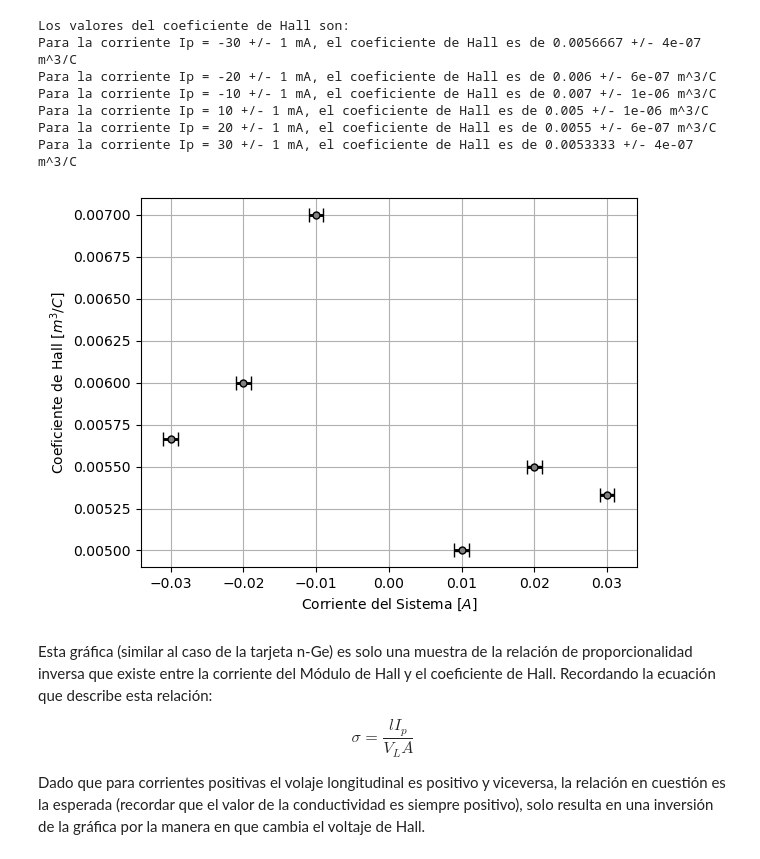
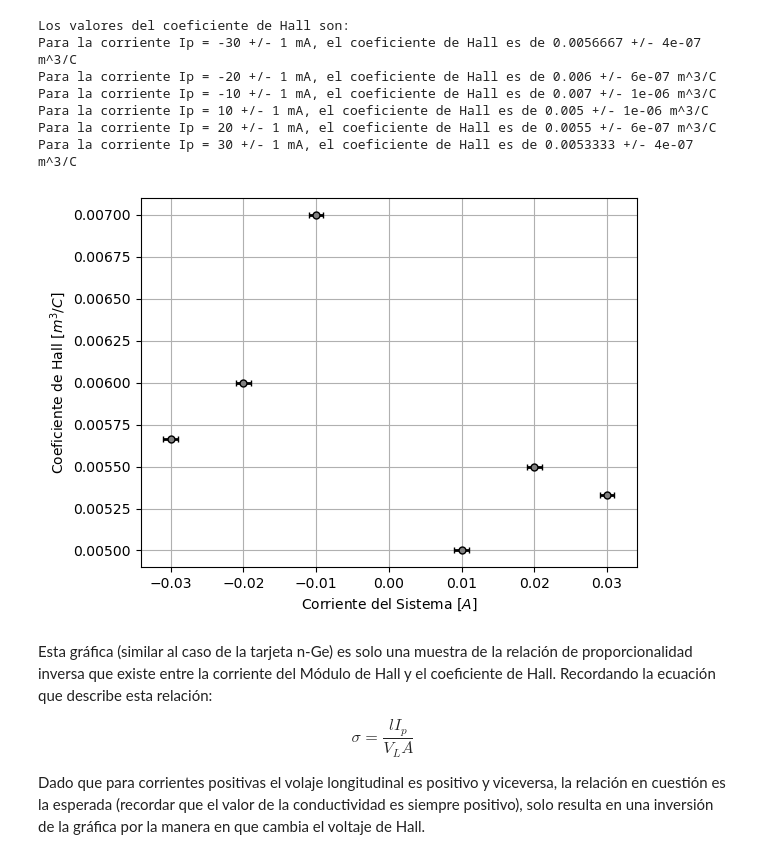
Before and after one commit to ThomasAnkhe/Laboratorio-Intermedio---Uniandes-2024, a Jupyter notebook: Hall Effect/Hall_Effect.ipynb, the cells around one changed output. Cells and saved outputs as stored; diff of their text form; code cells hidden in the pictures.

```diff
--- a/Hall Effect/Hall_Effect.ipynb
+++ b/Hall Effect/Hall_Effect.ipynb
@@ -132 +139,6 @@ def power_law(B, a, b, e): # Función necesaria para el ajuste de potencias.
+# %%
+Res_mag_field = []
+for i in range(0, len(current)):
+    Residue = mag_field[i] - (coeff[0]*current[i] + coeff[1])
+    Res_mag_field.append(Residue)
 # %%
@@ -208,9 +228,9 @@ Para el campo magnético Bz = 0.13 +/- 0.01 T, la pendiente es de m -0.742 +/- 0
 Para el campo magnético Bz = 0.15 +/- 0.01 T, la pendiente es de m -0.897 +/- 0.007 V/Ohm
 Para el campo magnético Bz = 0.18 +/- 0.01 T, la pendiente es de m -1.108 +/- 0.007 V/Ohm
 # %%
-n_BRh_values = []
+n_BRh_values = np.array([])
 n_BRhUncs = []
-n_B_values = []
+n_B_values = np.array([])
 n_BUncs = []
 
 # Este segundo ciclo calcula el coeficiente de Hall y determina el campo magnético en cuestión:
@@ -218,9 +238,9 @@ for i in range(0, len(n_b_slopes)):
     n_B, n_BUnc = Magnetic_Field(float(n_b_currents[i]))
     n_BRh, n_BRhUnc = Product_Error(n_b_slopes[i], 1/n_B, n_b_slopesUnc[i], n_BUnc, mode = False, const = 1e-3)
 
-    n_BRh_values.append(n_BRh)
+    n_BRh_values = np.append(n_BRh_values, n_BRh)
     n_BRhUncs.append(n_BRhUnc)
-    n_B_values.append(n_B)
+    n_B_values = np.append(n_B_values, n_B)
     n_BUncs.append(n_BUnc)
 
 print("Los valores del coeficiente de Hall (aún sin incertidumbres) son:")
@@ -449,9 +461,9 @@ Para el campo magnético Bz = 0.13 +/- 0.01 T, la pendiente es de m 0.668 +/- 0.
 Para el campo magnético Bz = 0.15 +/- 0.01 T, la pendiente es de m 0.85 +/- 0.01 V/Ohm
 Para el campo magnético Bz = 0.18 +/- 0.01 T, la pendiente es de m 0.96 +/- 0.01 V/Ohm
 # %%
-p_BRh_values = []
+p_BRh_values = np.array([])
 p_BRhUncs = []
-p_B_values = []
+p_B_values = np.array([])
 p_BUncs = []
 
 # Este segundo ciclo calcula el coeficiente de Hall y determina el campo magnético en cuestión:
@@ -459,9 +471,9 @@ for i in range(0, len(p_b_slopes)):
     p_B, p_BUnc = Magnetic_Field(float(p_b_currents[i]))
     p_BRh, p_BRhUnc = Product_Error(p_b_slopes[i], 1/p_B, p_b_slopesUnc[i], p_BUnc, mode = False, const = 1e-3)
 
-    p_BRh_values.append(p_BRh)
+    p_BRh_values = np.append(p_BRh_values, p_BRh)
     p_BRhUncs.append(p_BRhUnc)
-    p_B_values.append(p_B)
+    p_B_values = np.append(p_B_values, p_B)
     p_BUncs.append(p_BUnc)
 
 print("Los valores del coeficiente de Hall (aún sin incertidumbres) son:")
@@ -570,13 +574,13 @@ Para la corriente Ip = 10 +/- 1 mA, el coeficiente de Hall es de 0.005 +/- 1e-06
 Para la corriente Ip = 20 +/- 1 mA, el coeficiente de Hall es de 0.0055 +/- 6e-07 m^3/C
 Para la corriente Ip = 30 +/- 1 mA, el coeficiente de Hall es de 0.0053333 +/- 4e-07 m^3/C
 # %%
-plt.errorbar(p_I_values, p_IRh_values, xerr = 0.001, yerr = p_IRhUncs, capsize=5, elinewidth=2, linewidth=0,
+plt.errorbar(p_I_values, p_IRh_values, xerr = 0.001, yerr = p_IRhUncs, capsize=2, elinewidth=2, linewidth=0,
              marker='o', markersize=5, markerfacecolor='0.5', markeredgecolor='k',ecolor='k', label='Mediciones')
 plt.xlabel(r"Corriente del Sistema $[A]$")
 plt.ylabel(r"Coeficiente de Hall $[m^3/C]$")
 plt.grid(True)
 # %% [output]
-[figure, old version]
+[figure, new version]
 # %% [markdown]
 Esta gráfica (similar al caso de la tarjeta n-Ge) es solo una muestra de la relación de proporcionalidad inversa que existe entre la corriente del Módulo de Hall y el coeficiente de Hall. Recordando la ecuación que describe esta relación:
 
```
Also changed, not shown: parts of 50 cells of this notebook, 16 other files.
